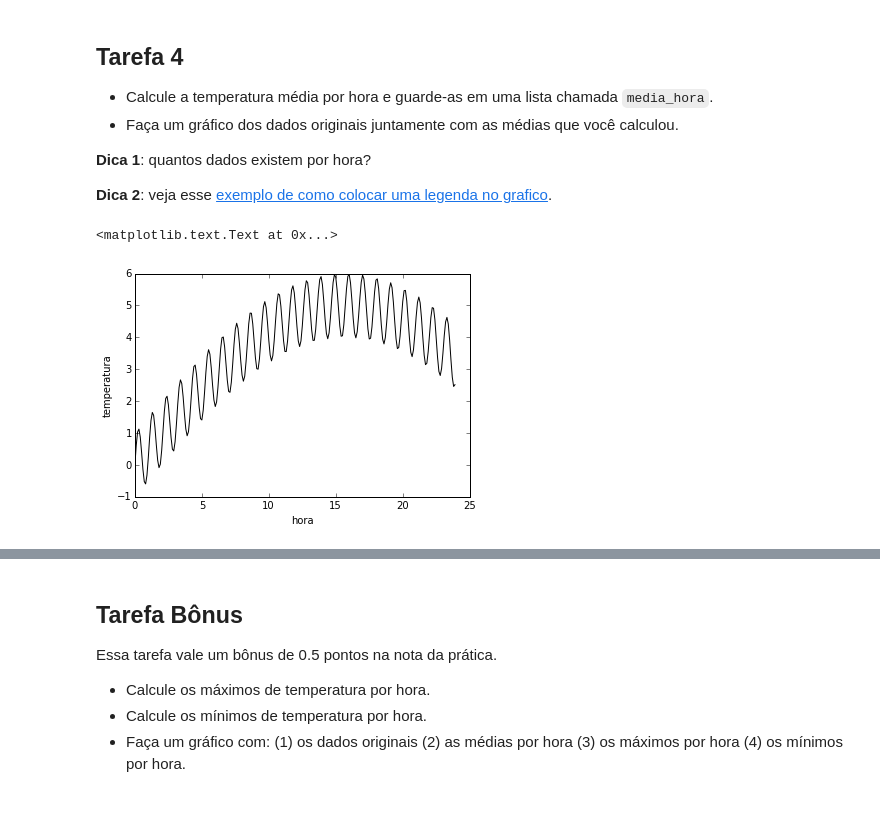
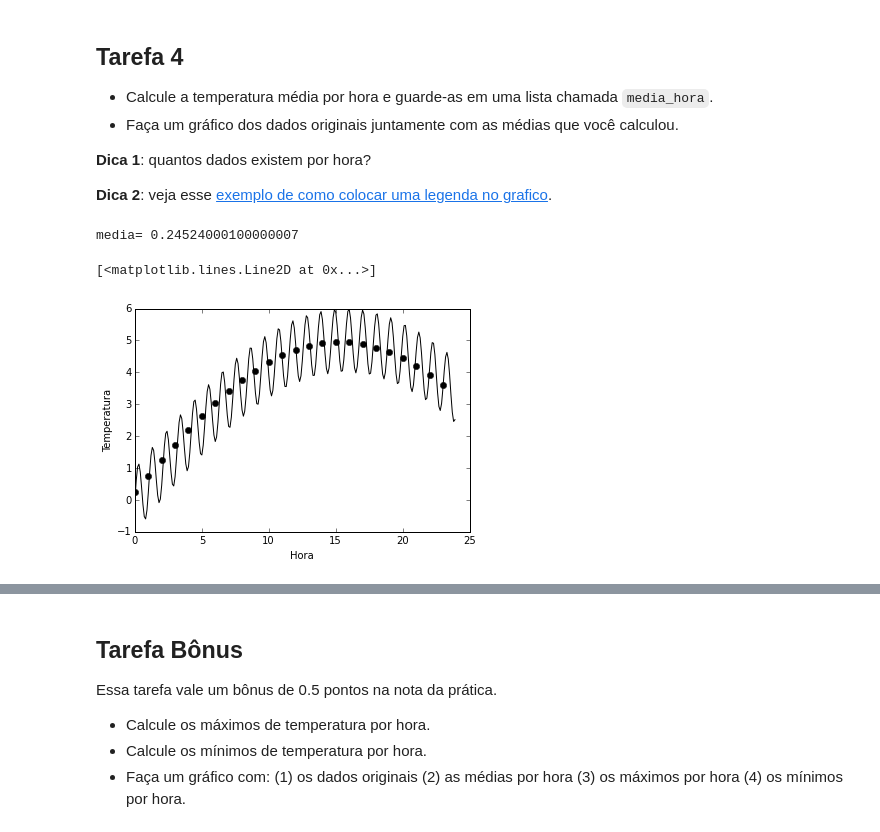
Before and after one commit to mat-esp-2015/python-intro-2-oceanmath-pratica-4, a Jupyter notebook: tarefa-intro-python-2.ipynb, the cells around one changed output, grey strips where cells are left out. Drawn from its saved outputs; the diff is of its cells as text; code cells hidden in the pictures.

Commit message:
tarefa 4 finalizacao com a criacao do grafico e da lista

```diff
--- a/tarefa-intro-python-2.ipynb
+++ b/tarefa-intro-python-2.ipynb
@@ -268,30 +268,33 @@ Minimo esta igual? True
 **Dica 1**: quantos dados existem por hora?
 
 **Dica 2**: veja esse [exemplo de como colocar uma legenda no grafico](http://matplotlib.org/examples/api/legend_demo.html).
-# %%
-import matplotlib.pyplot as plt
-%matplotlib inline
-
-arquivo = open('dados.csv')
-tempos = []
-dados = []
-
-for linha in arquivo:
-    linha.split(', ')
-    blocos = linha.split(', ')
-    hora = float(blocos[0])
-    temperatura = float(blocos[1])
-
-    tempos.append(hora)
-    dados.append(temperatura)
-
-plt.figure()
-plt.plot(tempos, dados, '-k')
-plt.xlabel('hora')
-plt.ylabel('temperatura')
-# %% [output]
-<matplotlib.text.Text at 0x...>
-[figure, removed]
+# %%
+soma = 0
+lista=0
+for valor in dados[lista : lista + 10]:
+    soma = soma + valor
+media = (soma/10)
+print('media=',media)
+# %% [output]
+media= 0.24524000100000007
+# %%
+media_hora = []
+N = len(dados)
+for lista in range(0, N, 10):
+    soma = 0
+    for valor in dados[lista : lista + 10]:
+        soma = soma + valor
+    media = (soma/10)
+    media_hora.append(media)
+
+plt.figure()
+plt.plot(tempos, dados, '-k')
+plt.xlabel('Hora')
+plt.ylabel('Temperatura')
+plt.plot(media_hora, 'ok')
+# %% [output]
+[<matplotlib.lines.Line2D at 0x...>]
+[figure, added]
 # %% [markdown]
 ### Resultado esperado
 
```
